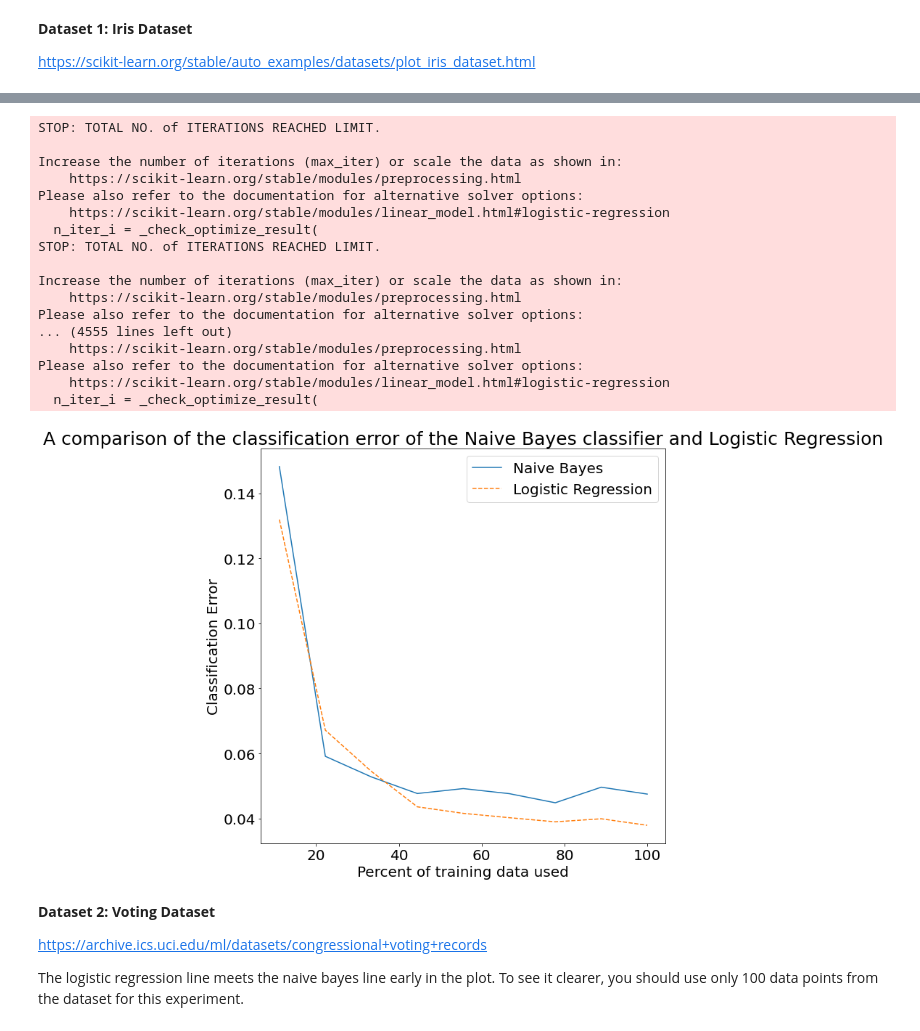
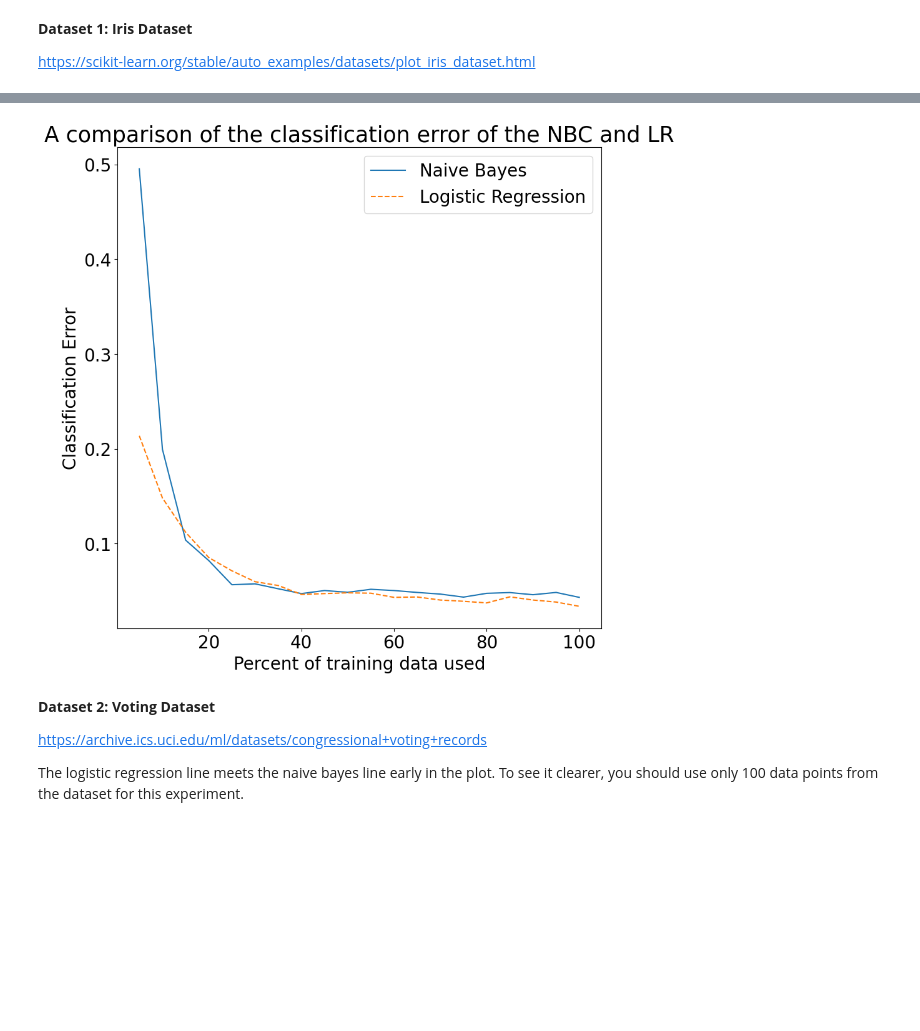
Before and after one commit to rbains25/practical-2, a Jupyter notebook: Practical2_skeleton.ipynb, the cells around one changed output, grey strips where cells are left out. Cells and saved outputs as stored; diff of their text form; code cells hidden in the pictures; blank space fills up the shorter version.

```diff
--- a/Practical2_skeleton.ipynb
+++ b/Practical2_skeleton.ipynb
@@ -130,7 +130,7 @@ class BinFeatureParam:
         ##### YOUR CODE STARTS HERE #######################
         ###################################################
 
-        self.p = (np.sum(X)+ALPHA)/(len(X)+2)
+        self.p = (np.sum(X)+ALPHA)/(len(X)+2*ALPHA)
 
         ###################################################
         ##### YOUR CODE ENDS HERE #########################
@@ -169,6 +169,7 @@ class CatFeatureParam:
 
         for val in range(self._num_of_categories):
             self._freq[val] = ((X == val).sum()+ALPHA)/(len(X)+(self._num_of_categories*ALPHA))
+            #self._freq[val] = (X == val).sum()/len(X)
 
         ###################################################
         ##### YOUR CODE ENDS HERE #########################
@@ -475,16 +488,20 @@ def compareNBCvsLR(nbc, lr, X, y, num_runs=200, num_splits=10):
 
     N = len(X)
 
-    for percentage in range(1, num_splits):
+    for percentage in range(1, num_splits + 1):
         error_list_nbc = []
         error_list_lr = []
         for run in range(1, num_runs+1):
-            Ntrain = int((percentage/num_splits)*N)
-            shuffler = np.random.permutation(N)
-            Xtrain = X[shuffler[:Ntrain]]
-            ytrain = y[shuffler[:Ntrain]]
-            Xtest = X[shuffler[Ntrain:]]
-            ytest = y[shuffler[Ntrain:]]
+            while True:
+                Ntrain = int(0.8*N)
+                shuffler = np.random.permutation(N)
+                Xtrain = X[shuffler[:int(Ntrain*percentage/num_splits)]]
+                ytrain = y[shuffler[:int(Ntrain*percentage/num_splits)]]
+                Xtest = X[shuffler[Ntrain:]]
+                ytest = y[shuffler[Ntrain:]]
+
+                if len(np.unique(y)) == len(np.unique(ytrain)):
+                    break
 
             nbc.fit(Xtrain, ytrain)
             yhat1 = nbc.predict(Xtest)
@@ -605,31 +550,25 @@ array([0, 0, 0, 0, 0, 0, 0, 0, 0, 0, 0, 0, 0, 0, 0, 0, 0, 0, 0, 0, 0, 0,
-# %%
-res_nbc, res_lr = compareNBCvsLR(NBC(feature_types=['r'] * 4),
-               LogisticRegression(),
-               X = iris_df.to_numpy(),
-               y = iris['target'],
-               num_runs=250, num_splits=10) #check 500 (error appears)
-# %% [output]
-STOP: TOTAL NO. of ITERATIONS REACHED LIMIT.
-
-Increase the number of iterations (max_iter) or scale the data as shown in:
-    https://scikit-learn.org/stable/modules/preprocessing.html
-Please also refer to the documentation for alternative solver options:
-    https://scikit-learn.org/stable/modules/linear_model.html#logistic-regression
-  n_iter_i = _check_optimize_result(
-STOP: TOTAL NO. of ITERATIONS REACHED LIMIT.
-
-Increase the number of iterations (max_iter) or scale the data as shown in:
-    https://scikit-learn.org/stable/modules/preprocessing.html
-Please also refer to the documentation for alternative solver options:
-... (4555 lines left out)
-    https://scikit-learn.org/stable/modules/preprocessing.html
-Please also refer to the documentation for alternative solver options:
-    https://scikit-learn.org/stable/modules/linear_model.html#logistic-regression
-  n_iter_i = _check_optimize_result(
-# %%
-makePlot(res_nbc, res_lr, title="A comparison of the classification error of the Naive Bayes classifier and Logistic Regression", num_splits=9)
-# %% [output]
-[figure, removed]
+# %%
+# TODO: insert your code for experiments
+###################################################
+##### YOUR CODE STARTS HERE #######################
+###################################################
+
+from sklearn.datasets import load_iris
+iris = load_iris()
+
+res_nbc, res_lr = compareNBCvsLR(NBC(feature_types=['r'] * 4),
+               LogisticRegression(max_iter = 500),
+               X = iris['data'],
+               y = iris['target'],
+               num_runs = 250, num_splits = 20)
+
+makePlot(res_nbc, res_lr, title = "A comparison of the classification error of the NBC and LR", num_splits = 20)
+
+###################################################
+##### YOUR CODE ENDS HERE #########################
+###################################################
+# %% [output]
+[figure, added]
 # %% [markdown]
 **Dataset 2: Voting Dataset**
 
```
Also changed, not shown: parts of 10 cells of this notebook.
